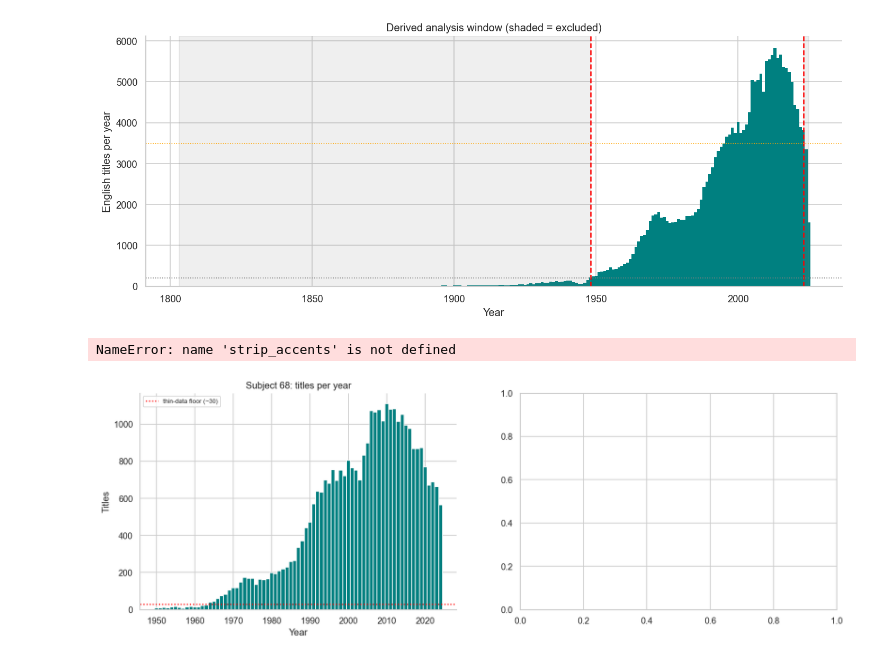
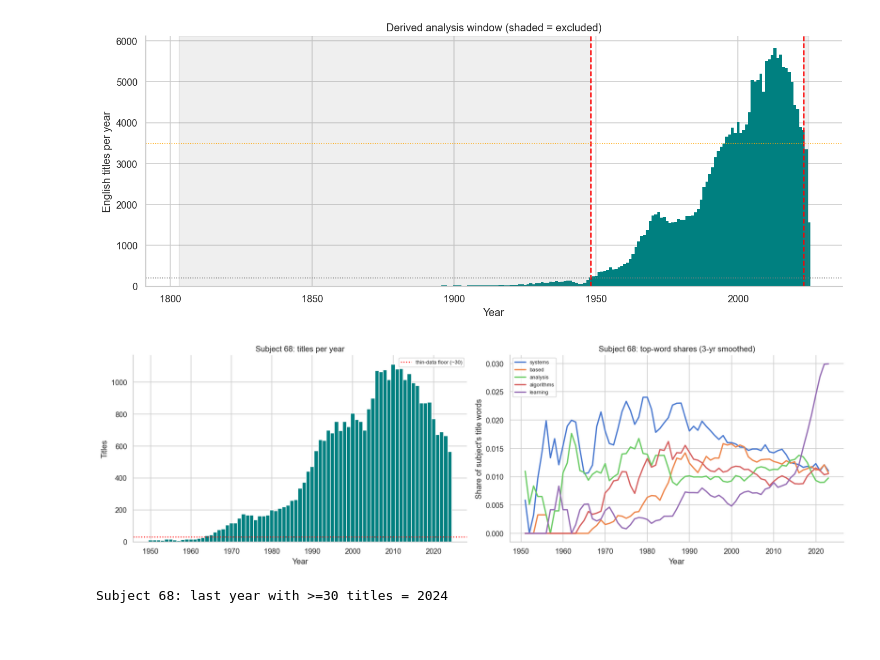
Before and after one commit to Erdos-Projects/summer26-math-genealogy, a Jupyter notebook: notebooks/keyword_trends/01_keyword_trends_eda.ipynb, the cells around one changed output. Saved outputs shown, nothing was run; the diff lists cells and outputs as text; code cells hidden in the pictures; blank space fills up the shorter version.

```diff
--- a/notebooks/keyword_trends/01_keyword_trends_eda.ipynb
+++ b/notebooks/keyword_trends/01_keyword_trends_eda.ipynb
@@ -177,37 +177,37 @@ axes[0].legend(fontsize=8); sns.despine(ax=axes[0])
 
 # right: a few top words' share within the subject over time
 from collections import Counter
-def toks(t):  # uses your tokens() if defined; fallback here
-    return [w for w in re.findall(r"[a-z]{4,}", strip_accents(t.lower()))]
+def toks(t):
+    return [w for w in re.findall(r"[a-z]{4,}", t.lower())]
 
 words_by_year, total_by_year = {}, {}
 for y, t in zip(sub["year"], sub["thesis"]):
     ws = toks(t)
     words_by_year.setdefault(y, Counter()).update(ws)
     total_by_year[y] = total_by_year.get(y, 0) + len(ws)
 
 overall = Counter()
 for c in words_by_year.values():
     overall.update(c)
 top_words = [w for w, _ in overall.most_common(60) if len(w) > 4][:5]
 
 years = sorted(words_by_year)
 for w in top_words:
     sh = [words_by_year[y].get(w, 0) / max(total_by_year[y], 1) for y in years]
     axes[1].plot(years, pd.Series(sh, index=years).rolling(3, center=True).mean(),
                  linewidth=2, label=w)
 axes[1].set_title(f"Subject {SUBJECT}: top-word shares (3-yr smoothed)")
 axes[1].set_xlabel("Year"); axes[1].set_ylabel("Share of subject's title words")
 axes[1].legend(fontsize=8); sns.despine(ax=axes[1])
 
 plt.tight_layout()
 plt.show()
 
 print(f"Subject {SUBJECT}: last year with >=30 titles = "
       f"{int(sub_per_year[sub_per_year >= 30].index.max())}")
 # %% [output]
+[figure, new version]
-NameError: name 'strip_accents' is not defined
+Subject 68: last year with >=30 titles = 2024
-[figure, old version]
 # %%
 # tunable parameters
 START_YEAR   = 1950   # before this, titles are too sparse to trust shares
```
Also changed, not shown: parts of 2 cells of this notebook.
